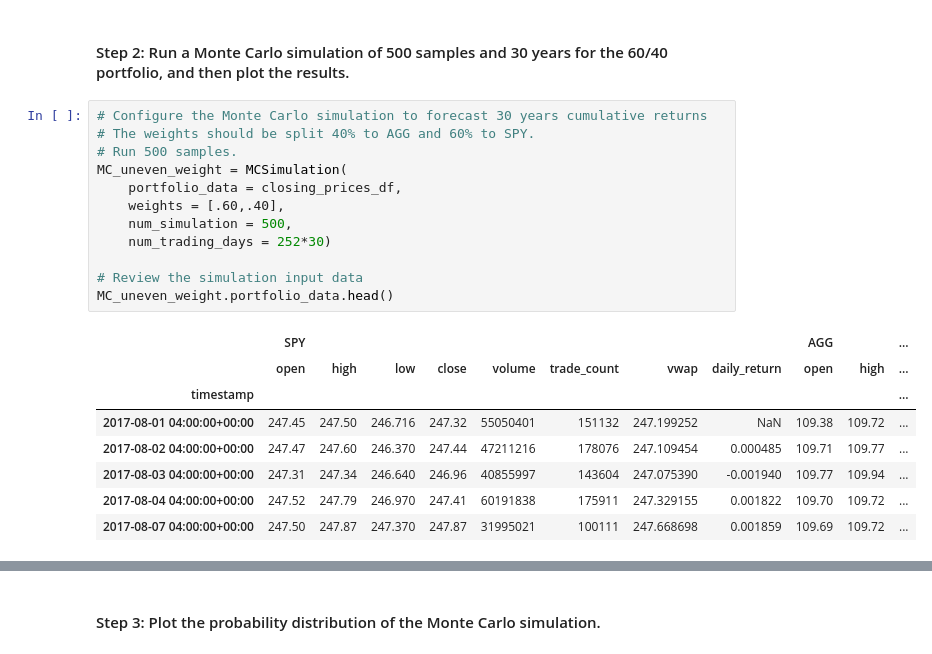
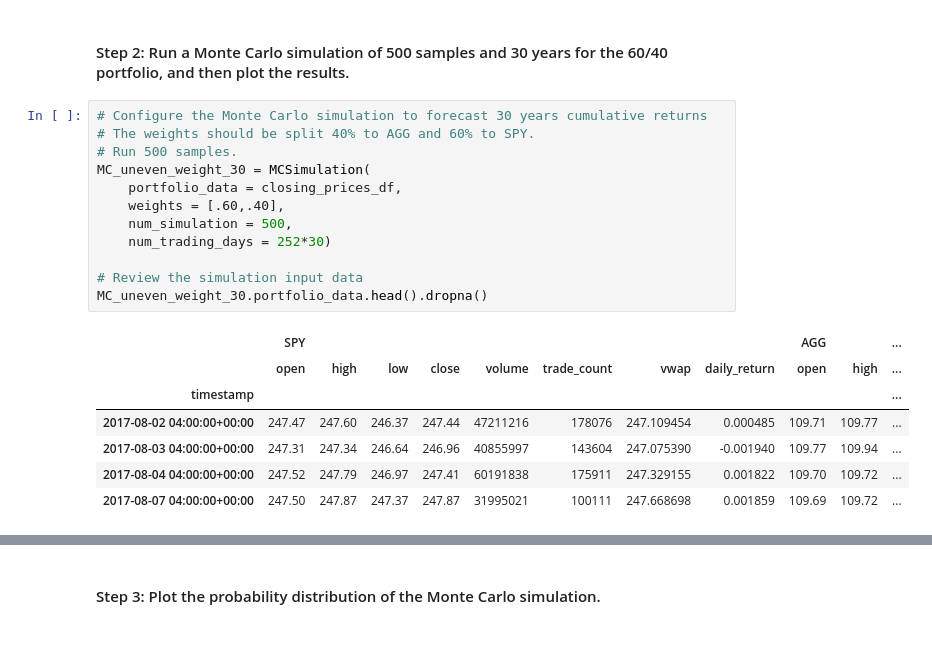
Before and after one commit to emorytk/FinTech-Class_C05_emorytk-, a Jupyter notebook: financial_planning_tools.ipynb, the cells around one changed output, grey strips where cells are left out. Drawn from its saved outputs; the diff is of its cells as text.

```diff
--- a/financial_planning_tools.ipynb
+++ b/financial_planning_tools.ipynb
@@ -510,23 +510,22 @@ closing_prices_df.tail()
 # %%
 # Configure the Monte Carlo simulation to forecast 30 years cumulative returns
 # The weights should be split 40% to AGG and 60% to SPY.
 # Run 500 samples.
-MC_uneven_weight = MCSimulation(
+MC_uneven_weight_30 = MCSimulation(
     portfolio_data = closing_prices_df,
     weights = [.60,.40],
     num_simulation = 500,
     num_trading_days = 252*30)
 
 # Review the simulation input data
-MC_uneven_weight.portfolio_data.head()
+MC_uneven_weight_30.portfolio_data.head().dropna()
 # %% [output]
 |  | SPY |  |  |  |  |  |  |  | AGG |  | ... |
 |  | open | high | low | close | volume | trade_count | vwap | daily_return | open | high | ... |
 | timestamp |  |  |  |  |  |  |  |  |  |  | ... |
-| 2017-08-01 04:00:00+00:00 | 247.45 | 247.50 | 246.716 | 247.32 | 55050401 | 151132 | 247.199252 | NaN | 109.38 | 109.72 | ... |
-| 2017-08-02 04:00:00+00:00 | 247.47 | 247.60 | 246.370 | 247.44 | 47211216 | 178076 | 247.109454 | 0.000485 | 109.71 | 109.77 | ... |
-| 2017-08-03 04:00:00+00:00 | 247.31 | 247.34 | 246.640 | 246.96 | 40855997 | 143604 | 247.075390 | -0.001940 | 109.77 | 109.94 | ... |
-| 2017-08-04 04:00:00+00:00 | 247.52 | 247.79 | 246.970 | 247.41 | 60191838 | 175911 | 247.329155 | 0.001822 | 109.70 | 109.72 | ... |
-| 2017-08-07 04:00:00+00:00 | 247.50 | 247.87 | 247.370 | 247.87 | 31995021 | 100111 | 247.668698 | 0.001859 | 109.69 | 109.72 | ... |
+| 2017-08-02 04:00:00+00:00 | 247.47 | 247.60 | 246.37 | 247.44 | 47211216 | 178076 | 247.109454 | 0.000485 | 109.71 | 109.77 | ... |
+| 2017-08-03 04:00:00+00:00 | 247.31 | 247.34 | 246.64 | 246.96 | 40855997 | 143604 | 247.075390 | -0.001940 | 109.77 | 109.94 | ... |
+| 2017-08-04 04:00:00+00:00 | 247.52 | 247.79 | 246.97 | 247.41 | 60191838 | 175911 | 247.329155 | 0.001822 | 109.70 | 109.72 | ... |
+| 2017-08-07 04:00:00+00:00 | 247.50 | 247.87 | 247.37 | 247.87 | 31995021 | 100111 | 247.668698 | 0.001859 | 109.69 | 109.72 | ... |
 # %%
 # Run the Monte Carlo simulation to forecast 30 years cumulative returns
```
Also changed, not shown: parts of 26 cells of this notebook, 2 other files.
